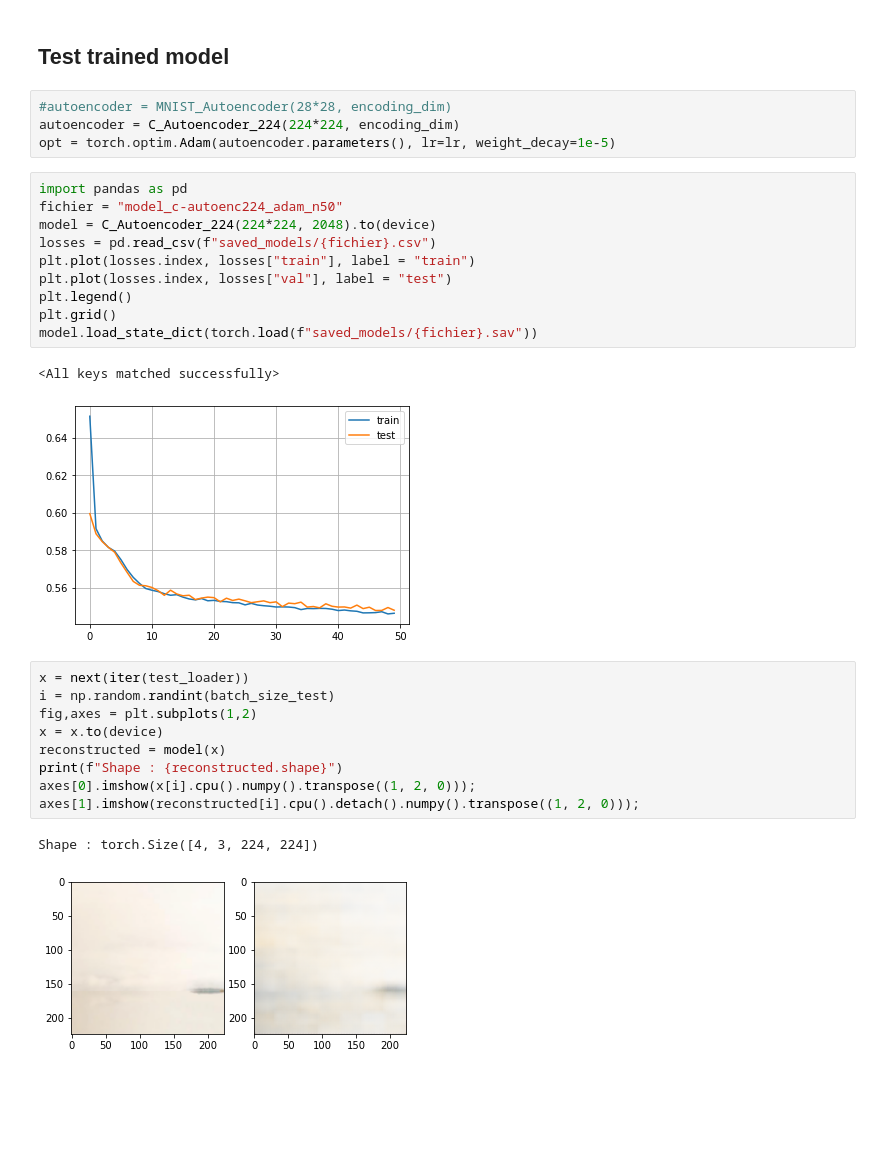
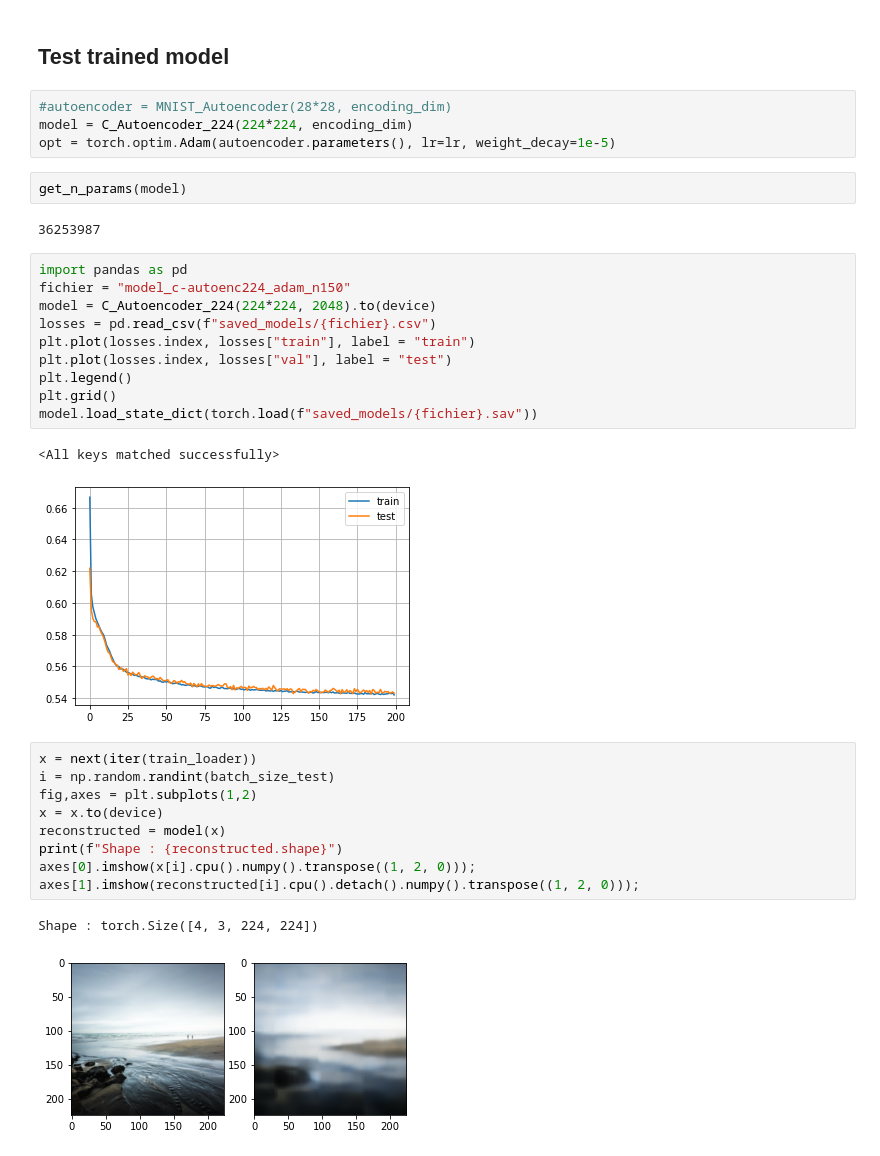
Before and after one commit to arthurviens/genmodel-DCGAN, a Jupyter notebook: autoencoder-t2.ipynb, the cells around one changed output. Saved outputs shown, nothing was run; the diff lists cells and outputs as text; blank space fills up the shorter version.

```diff
--- a/autoencoder-t2.ipynb
+++ b/autoencoder-t2.ipynb
@@ -48,11 +48,15 @@ Loaded image shape in tensor: torch.Size([4, 3, 224, 224])
 ## Test trained model
 # %%
 #autoencoder = MNIST_Autoencoder(28*28, encoding_dim)
-autoencoder = C_Autoencoder_224(224*224, encoding_dim)
+model = C_Autoencoder_224(224*224, encoding_dim)
 opt = torch.optim.Adam(autoencoder.parameters(), lr=lr, weight_decay=1e-5)
+# %%
+get_n_params(model)
+# %% [output]
+36253987
 # %%
 import pandas as pd
-fichier = "model_c-autoenc224_adam_n50"
+fichier = "model_c-autoenc224_adam_n150"
 model = C_Autoencoder_224(224*224, 2048).to(device)
 losses = pd.read_csv(f"saved_models/{fichier}.csv")
 plt.plot(losses.index, losses["train"], label = "train")
@@ -62,16 +66,16 @@ plt.grid()
 model.load_state_dict(torch.load(f"saved_models/{fichier}.sav"))
 # %% [output]
 <All keys matched successfully>
-[figure, old version]
+[figure, new version]
 # %%
-x = next(iter(test_loader))
+x = next(iter(train_loader))
 i = np.random.randint(batch_size_test)
 fig,axes = plt.subplots(1,2)
 x = x.to(device)
 reconstructed = model(x)
 print(f"Shape : {reconstructed.shape}")
 axes[0].imshow(x[i].cpu().numpy().transpose((1, 2, 0)));
 axes[1].imshow(reconstructed[i].cpu().detach().numpy().transpose((1, 2, 0)));
 # %% [output]
 Shape : torch.Size([4, 3, 224, 224])
-[figure, old version]
+[figure, new version]
```
Also changed, not shown: parts of 1 cell of this notebook, 3 other files.
